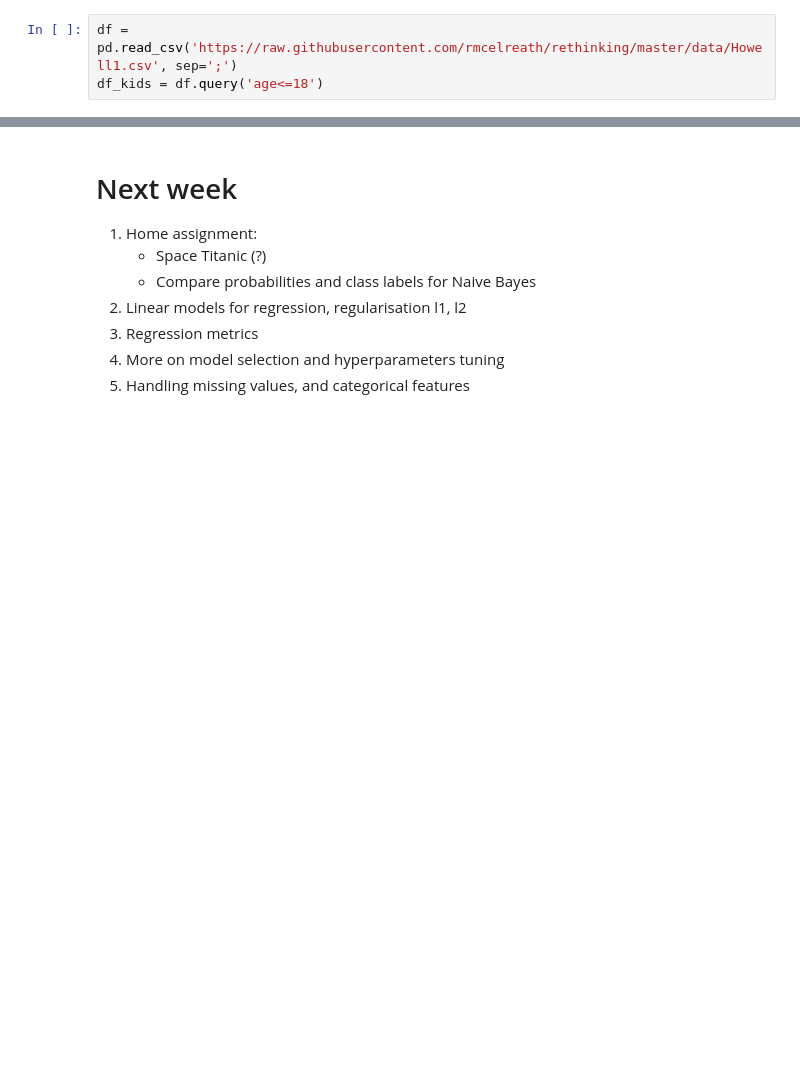
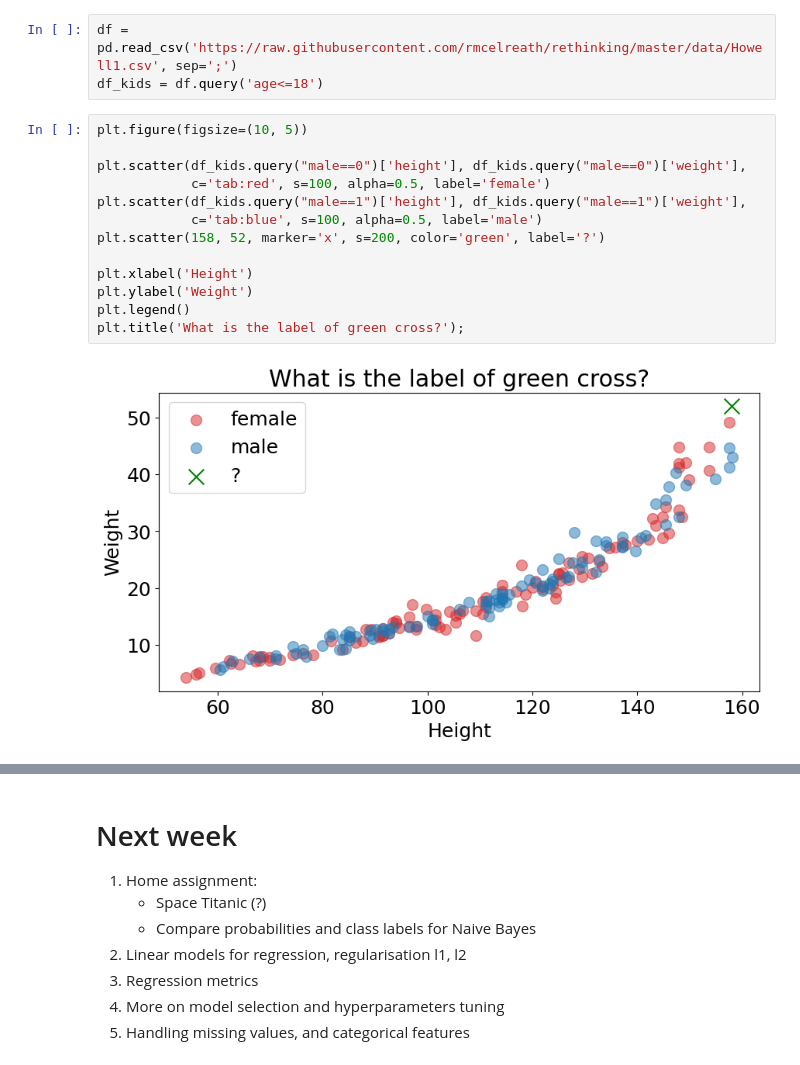
Before and after one commit to kurmukovai/iitp-ml-ds, a Jupyter notebook: 2023/seminar-1-NB-KNN-binary-clf/seminar-1-2-KNN-basic-hyperparameters-tuning.ipynb, the cells around one changed output, grey strips where cells are left out. Cells and saved outputs as stored; diff of their text form; blank space fills up the shorter version.

```diff
--- a/2023/seminar-1-NB-KNN-binary-clf/seminar-1-2-KNN-basic-hyperparameters-tuning.ipynb
+++ b/2023/seminar-1-NB-KNN-binary-clf/seminar-1-2-KNN-basic-hyperparameters-tuning.ipynb
@@ -136,6 +159,21 @@ best_clf_knn.fit(X_train, y_train)
 # %%
 df = pd.read_csv('https://raw.githubusercontent.com/rmcelreath/rethinking/master/data/Howell1.csv', sep=';')
 df_kids = df.query('age<=18')
+# %%
+plt.figure(figsize=(10, 5))
+
+plt.scatter(df_kids.query("male==0")['height'], df_kids.query("male==0")['weight'],
+            c='tab:red', s=100, alpha=0.5, label='female')
+plt.scatter(df_kids.query("male==1")['height'], df_kids.query("male==1")['weight'],
+            c='tab:blue', s=100, alpha=0.5, label='male')
+plt.scatter(158, 52, marker='x', s=200, color='green', label='?')
+
+plt.xlabel('Height')
+plt.ylabel('Weight')
+plt.legend()
+plt.title('What is the label of green cross?');
+# %% [output]
+[figure, added]
 # %%
 y_pred = best_clf_knn.predict(df_kids[['height', 'weight']])
 print(accuracy_score(df_kids['male'], y_pred))
```
Also changed, not shown: parts of 11 cells of this notebook, 7 other files.
